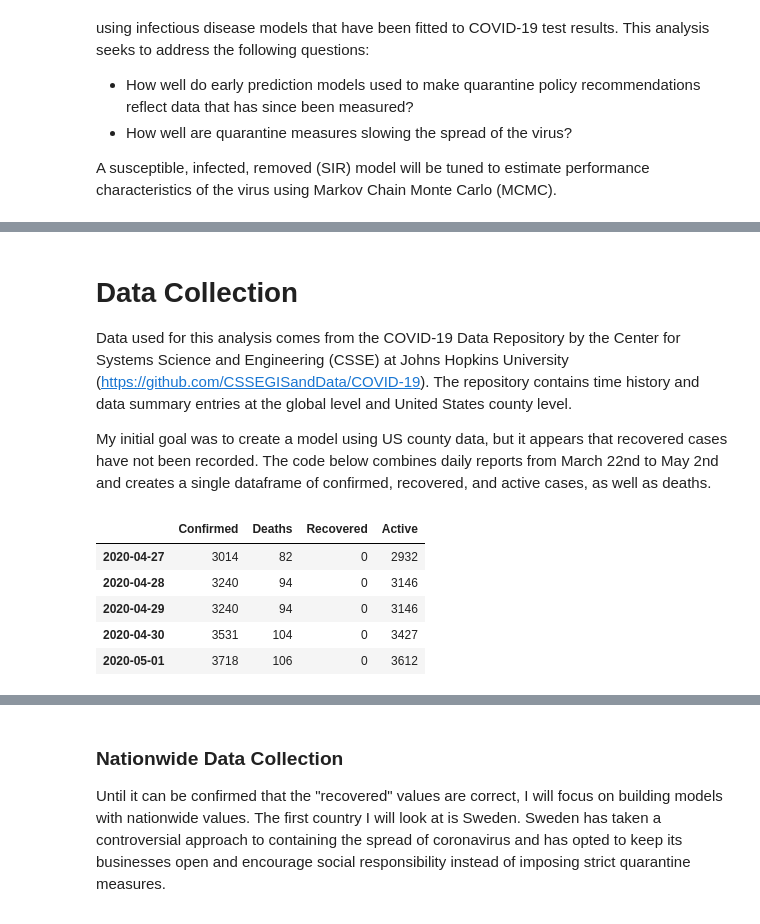
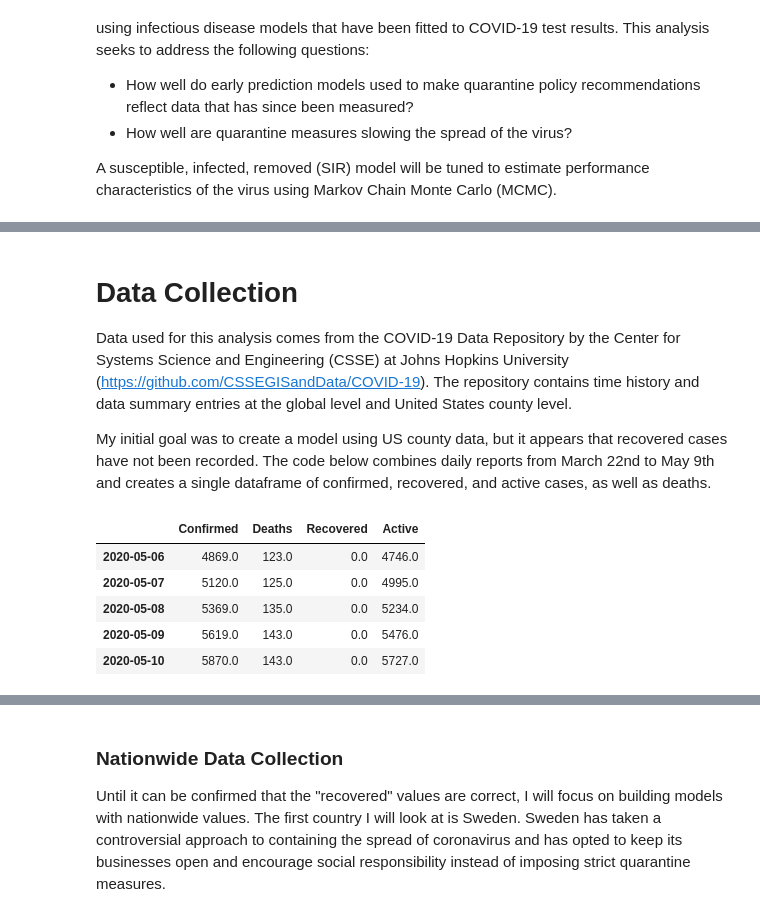
Before and after one commit to lucascarter0/data-science-tools, a Jupyter notebook: Covid19_Modeling_MCMC.ipynb, the cells around one changed output, grey strips where cells are left out. Saved outputs shown, nothing was run; the diff lists cells and outputs as text; code cells hidden in the pictures.

```diff
--- a/Covid19_Modeling_MCMC.ipynb
+++ b/Covid19_Modeling_MCMC.ipynb
@@ -22,35 +40,40 @@ import pandas as pd
 
 Data used for this analysis comes from the COVID-19 Data Repository by the Center for Systems Science and Engineering (CSSE) at Johns Hopkins University (https://github.com/CSSEGISandData/COVID-19). The repository contains time history and data summary entries at the global level and United States county level.
 
-My initial goal was to create a model using US county data, but it appears that recovered cases have not been recorded. The code below combines daily reports from March 22nd to May 2nd and creates a single dataframe of confirmed, recovered, and active cases, as well as deaths.
+My initial goal was to create a model using US county data, but it appears that recovered cases have not been recorded. The code below combines daily reports from March 22nd to May 9th and creates a single dataframe of confirmed, recovered, and active cases, as well as deaths.
 # %%
 from datetime import timedelta, date
 import os
+
 
 def daterange(start_date, end_date):
     for n in range(int ((end_date - start_date).days)):
         yield start_date + timedelta(n)
 
-df = pd.DataFrame(columns=['Confirmed','Deaths','Recovered','Active'])
-start_date = date(2020, 3, 22)
-end_date = date(2020, 5, 2)
-for single_date in daterange(start_date, end_date):
-    date = single_date.strftime('%m-%d-%Y')
-    basepath = 'https://raw.githubusercontent.com/CSSEGISandData/COVID-19/master/csse_covid_19_data/csse_covid_19_daily_reports'
-    url = os.path.join(basepath, '{}.csv'.format(date))
+def load_county_data(index='Dallas, Texas, US'):
 
-    a = pd.read_csv(url, index_col=-1, usecols=['Confirmed','Deaths','Recovered','Active', 'Combined_Key'])
+  df = pd.DataFrame(columns=['Confirmed','Deaths','Recovered','Active'])
+  start_date = date(2020, 3, 22)
+  end_date = date(2020, 5, 11)
+  dates = [ii.strftime('%m-%d-%Y') for ii in daterange(start_date, end_date)]
 
-    try:
-      df.loc[single_date] = a.loc['Dallas, Texas, US']
-    except KeyError:
-      continue
+  for single_date in dates:
+      #day = single_date.strftime('%m-%d-%Y')
+      basepath = 'https://raw.githubusercontent.com/CSSEGISandData/COVID-19/master/csse_covid_19_data/csse_covid_19_daily_reports'
+      url = os.path.join(basepath, '{}.csv'.format(single_date))
 
+      a = pd.read_csv(url, index_col=-1, usecols=['Confirmed','Deaths','Recovered','Active', 'Combined_Key'])
+
+      df.loc[single_date] = a.loc[index]
+  df.index = pd.to_datetime(df.index)
+  return df.astype('float64')
+
+df = load_county_data()
 df.tail()
 # %% [output]
 |  | Confirmed | Deaths | Recovered | Active |
-| 2020-04-27 | 3014 | 82 | 0 | 2932 |
-| 2020-04-28 | 3240 | 94 | 0 | 3146 |
-| 2020-04-29 | 3240 | 94 | 0 | 3146 |
-| 2020-04-30 | 3531 | 104 | 0 | 3427 |
-| 2020-05-01 | 3718 | 106 | 0 | 3612 |
+| 2020-05-06 | 4869.0 | 123.0 | 0.0 | 4746.0 |
+| 2020-05-07 | 5120.0 | 125.0 | 0.0 | 4995.0 |
+| 2020-05-08 | 5369.0 | 135.0 | 0.0 | 5234.0 |
+| 2020-05-09 | 5619.0 | 143.0 | 0.0 | 5476.0 |
+| 2020-05-10 | 5870.0 | 143.0 | 0.0 | 5727.0 |
```
Also changed, not shown: parts of 15 cells of this notebook.
